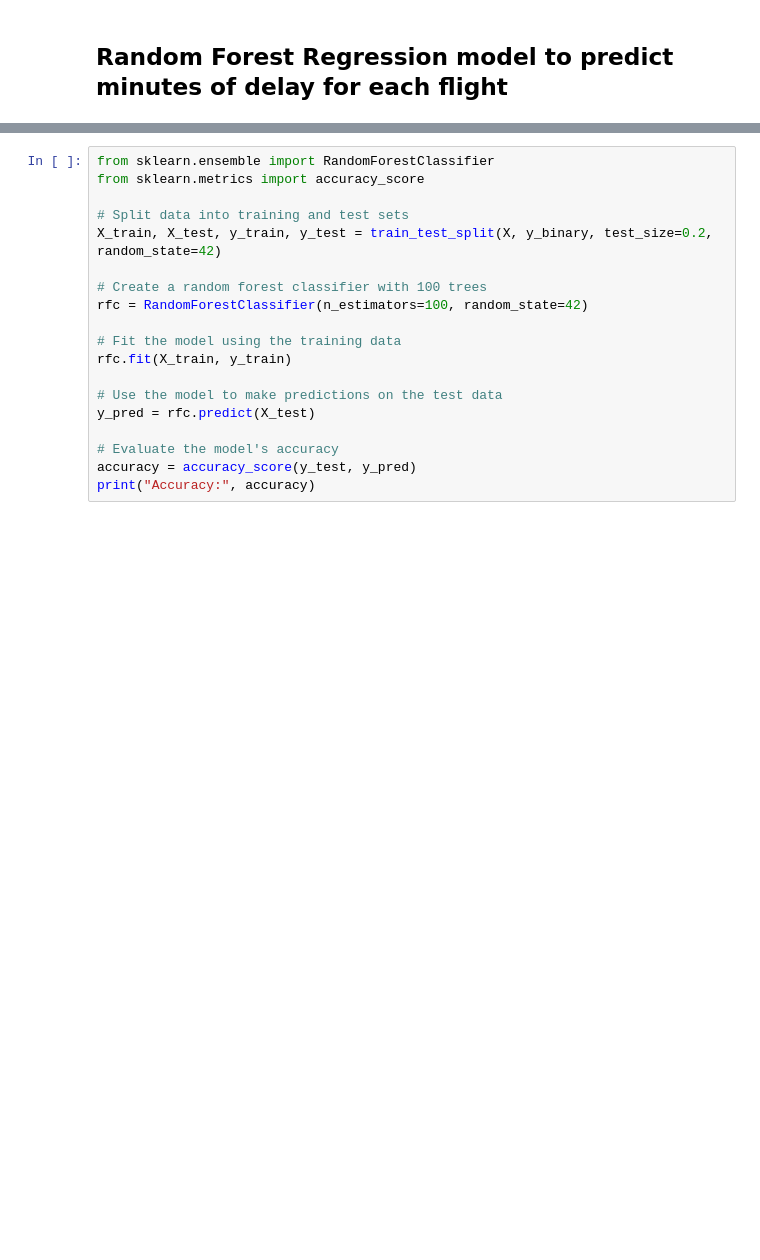
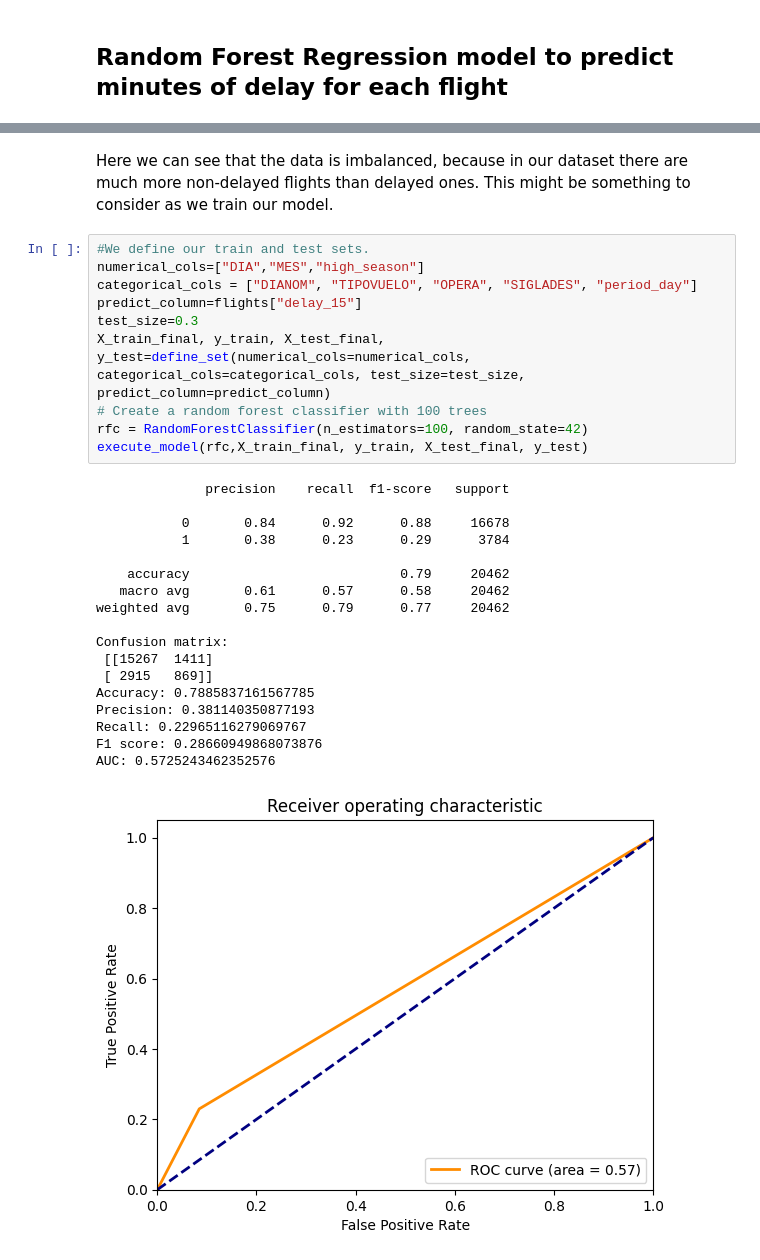
Before and after one commit to jpmena6/challenge_data_scientist_mena, a Jupyter notebook: solution.ipynb, the cells around one changed output, grey strips where cells are left out. Saved outputs shown, nothing was run; the diff lists cells and outputs as text; blank space fills up the shorter version.

```diff
--- a/solution.ipynb
+++ b/solution.ipynb
@@ -244,19 +321,31 @@ However, we see that if we do that the mean square error is really high, and it'
+# %% [markdown]
+Here we can see that the data is imbalanced, because in our dataset there are much more non-delayed flights than delayed ones. This might be something to consider as we train our model.
 # %%
-from sklearn.ensemble import RandomForestClassifier
-from sklearn.metrics import accuracy_score
-
-# Split data into training and test sets
-X_train, X_test, y_train, y_test = train_test_split(X, y_binary, test_size=0.2, random_state=42)
-
+#We define our train and test sets.
+numerical_cols=["DIA","MES","high_season"]
+categorical_cols = ["DIANOM", "TIPOVUELO", "OPERA", "SIGLADES", "period_day"]
+predict_column=flights["delay_15"]
+test_size=0.3
+X_train_final, y_train, X_test_final, y_test=define_set(numerical_cols=numerical_cols, categorical_cols=categorical_cols, test_size=test_size, predict_column=predict_column)
 # Create a random forest classifier with 100 trees
 rfc = RandomForestClassifier(n_estimators=100, random_state=42)
-
-# Fit the model using the training data
-rfc.fit(X_train, y_train)
-
-# Use the model to make predictions on the test data
-y_pred = rfc.predict(X_test)
-
-# Evaluate the model's accuracy
-accuracy = accuracy_score(y_test, y_pred)
-print("Accuracy:", accuracy)
+execute_model(rfc,X_train_final, y_train, X_test_final, y_test)
+# %% [output]
+              precision    recall  f1-score   support
+
+           0       0.84      0.92      0.88     16678
+           1       0.38      0.23      0.29      3784
+
+    accuracy                           0.79     20462
+   macro avg       0.61      0.57      0.58     20462
+weighted avg       0.75      0.79      0.77     20462
+
+Confusion matrix:
+ [[15267  1411]
+ [ 2915   869]]
+Accuracy: 0.7885837161567785
+Precision: 0.381140350877193
+Recall: 0.22965116279069767
+F1 score: 0.28660949868073876
+AUC: 0.5725243462352576
+[figure, added]
```
Also changed, not shown: parts of 48 cells of this notebook.
